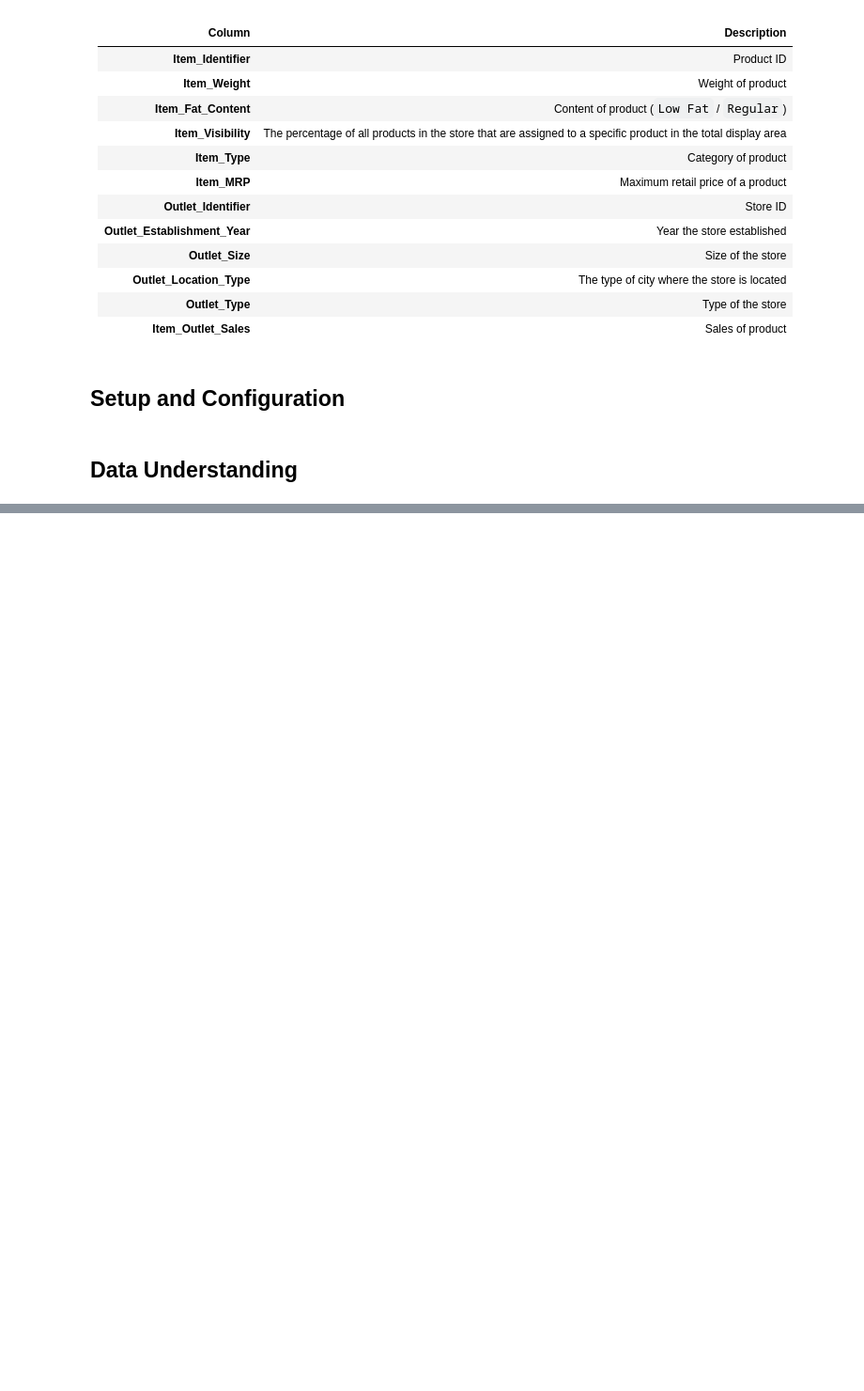
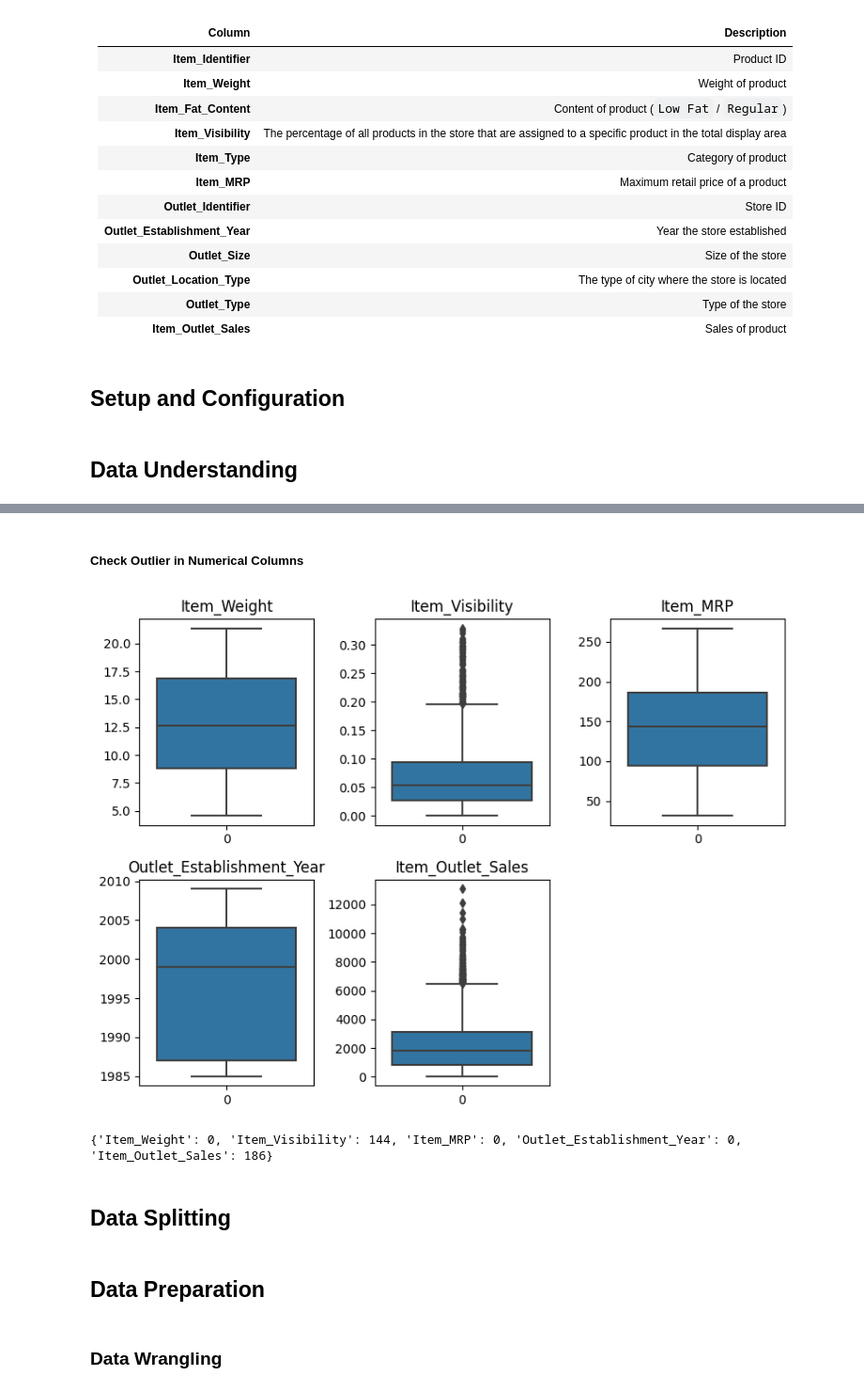
Before and after one commit to felliciaangela/data-analytics-group-2, a Jupyter notebook: code.ipynb, the cells around one changed output, grey strips where cells are left out. Shown at 94% size. Cells and saved outputs as stored; diff of their text form; code cells hidden in the pictures; blank space fills up the shorter version.

```diff
--- a/code.ipynb
+++ b/code.ipynb
@@ -30,0 +31,2 @@ import matplotlib.pyplot as plt
+# %%
+df = pd.read_csv('DA_raw.csv')
@@ -30,0 +144,5 @@ import matplotlib.pyplot as plt
+# %%
+categorical_cols = df.select_dtypes(include = 'object').columns.tolist()
+
+for col in categorical_cols:
+    print(df[col].value_counts())
@@ -30,0 +167,44 @@ import matplotlib.pyplot as plt
+# %% [markdown]
+##### Check Outlier in Numerical Columns
+# %%
+numerical_cols = df.select_dtypes(include =['int64', 'float64']).columns.tolist()
+
+def check_univariate_num(df, numCols):
+    n = len(numCols)
+    rows = -(-n//3)
+    plt.figure(figsize=(8,6))
+    for i, col in enumerate(numCols, 1):
+        plt.subplot(rows, 3, i)
+        # contoh pake boxplot
+        sns.boxplot(df[col])
+        plt.title(col)
+    plt.tight_layout()
+    plt.show()
+
+check_univariate_num(df, numerical_cols)
+# %% [output]
+[figure, added]
+# %%
+outlier_summary = {}
+
+for col in numerical_cols:
+    Q1 = df[col].quantile(0.25)
+    Q3 = df[col].quantile(0.75)
+    IQR = Q3 - Q1
+
+    lower = Q1 - 1.5 * IQR
+    upper = Q3 + 1.5 * IQR
+
+    outliers = df[(df[col] < lower) | (df[col] > upper)]
+
+    outlier_summary[col] = len(outliers)
+
+print(outlier_summary)
+# %% [output]
+{'Item_Weight': 0, 'Item_Visibility': 144, 'Item_MRP': 0, 'Outlet_Establishment_Year': 0, 'Item_Outlet_Sales': 186}
+# %% [markdown]
+## **Data Splitting**
+# %% [markdown]
+## **Data Preparation**
+# %% [markdown]
+### **Data Wrangling**
```
Also changed, not shown: parts of 45 cells of this notebook, 2 other files.
